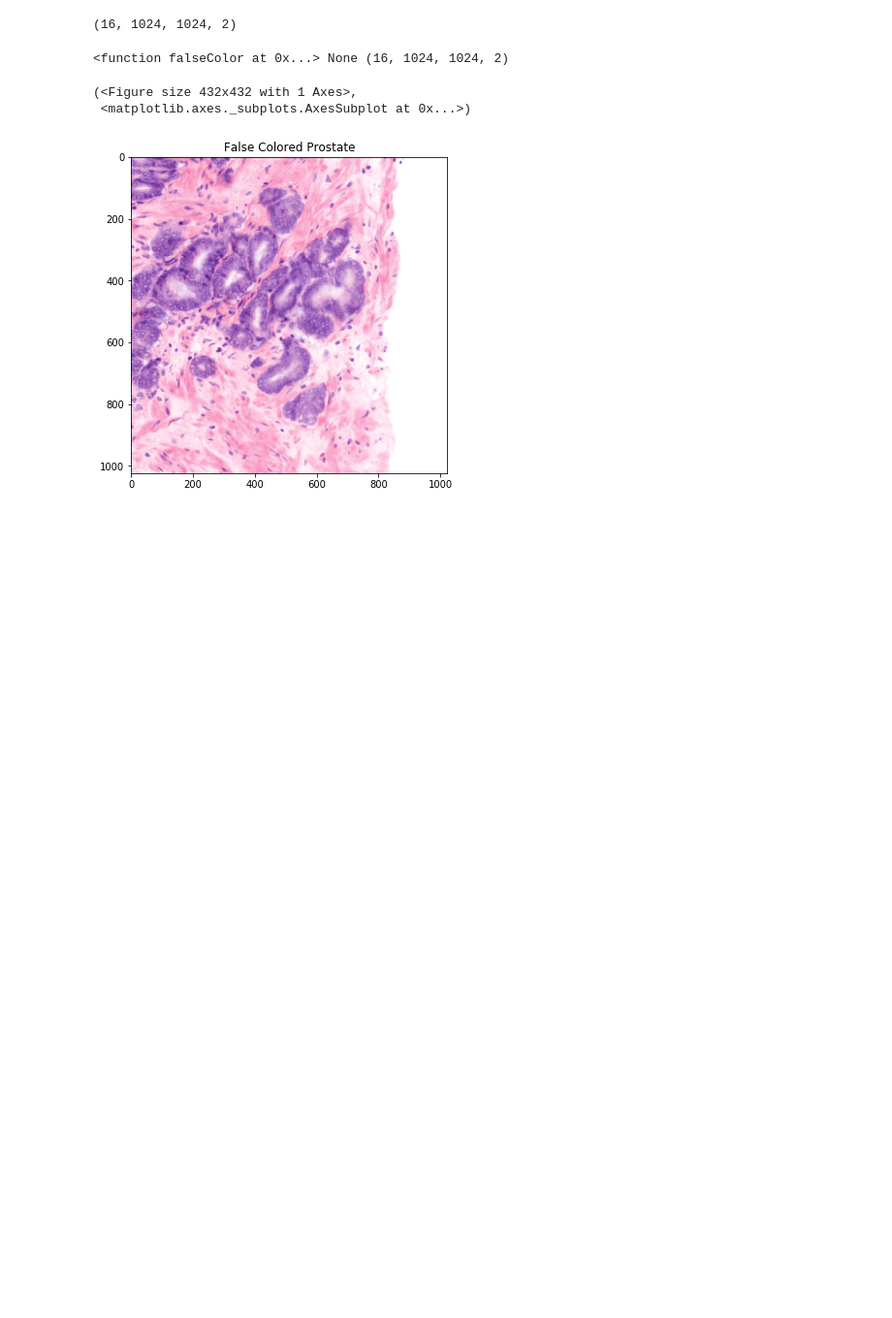
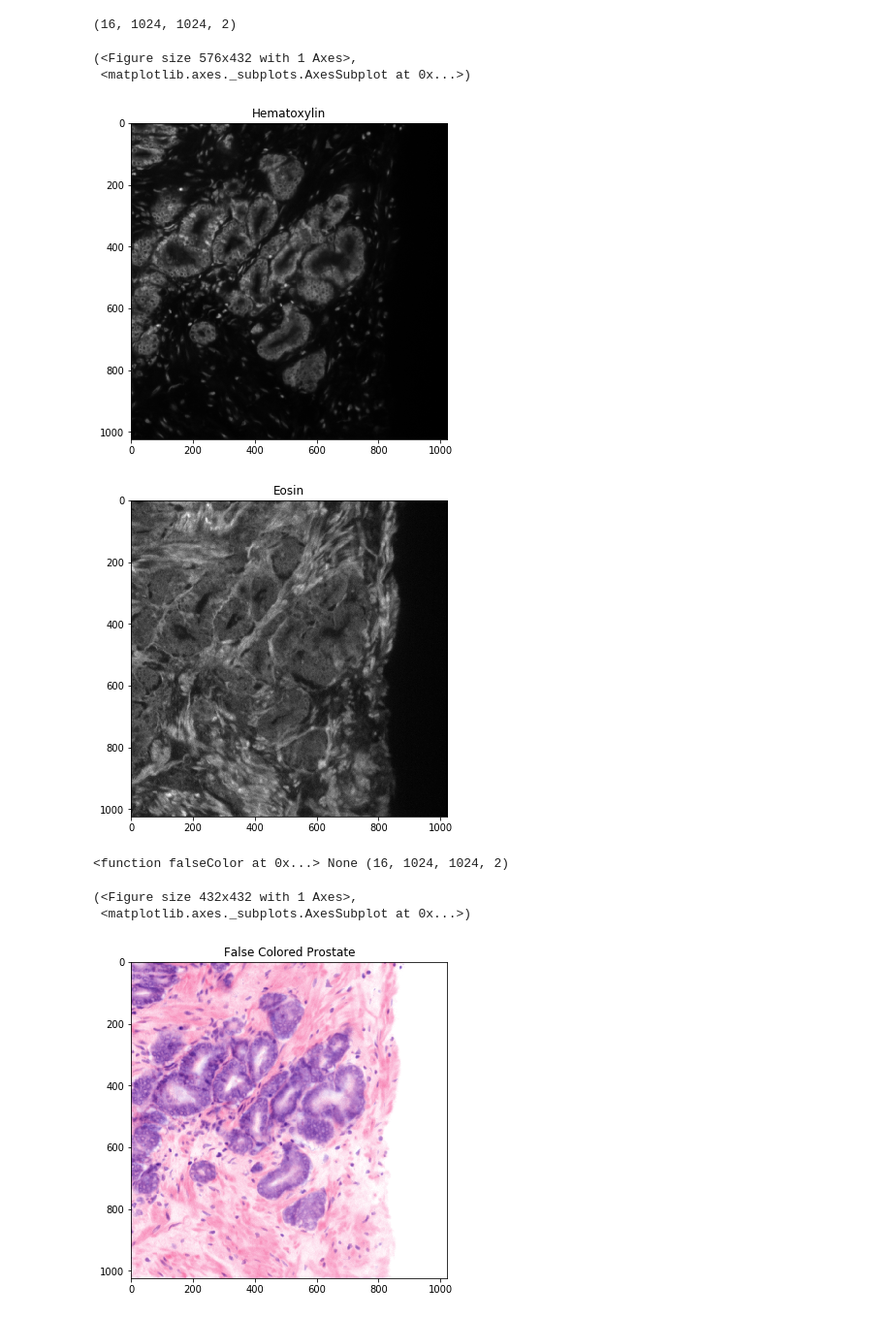
Before and after one commit to serrob23/falsecolor, a Jupyter notebook: Example/Prostate Example.ipynb, the cells around one changed output. Shown at 97% size. Cells and saved outputs as stored; diff of their text form; code cells hidden in the pictures; blank space fills up the shorter version.

```diff
--- a/Example/Prostate Example.ipynb
+++ b/Example/Prostate Example.ipynb
@@ -44,6 +43,15 @@ Dataset = DataObject(file_path)
 Dataset.setupH5data()
 # %% [output]
 (16, 1024, 1024, 2)
+# %%
+#view raw data
+ViewImage(Dataset.imageSet[0,:,:,0], title = 'Hematoxylin', cmap = 'gray', figsize = (8,6))
+ViewImage(Dataset.imageSet[0,:,:,1], title = 'Eosin', cmap = 'gray', figsize = (8,6))
+# %% [output]
+(<Figure size 576x432 with 1 Axes>,
+ <matplotlib.axes._subplots.AxesSubplot at 0x...>)
+[figure, added]
+[figure, added]
 # %%
 #run parallel processing on multiple CPU cores
 pseudo_colored_data = Dataset.processImages(runnable_dict,Dataset.imageSet)
```
Also changed, not shown: parts of 1 cell of this notebook.
